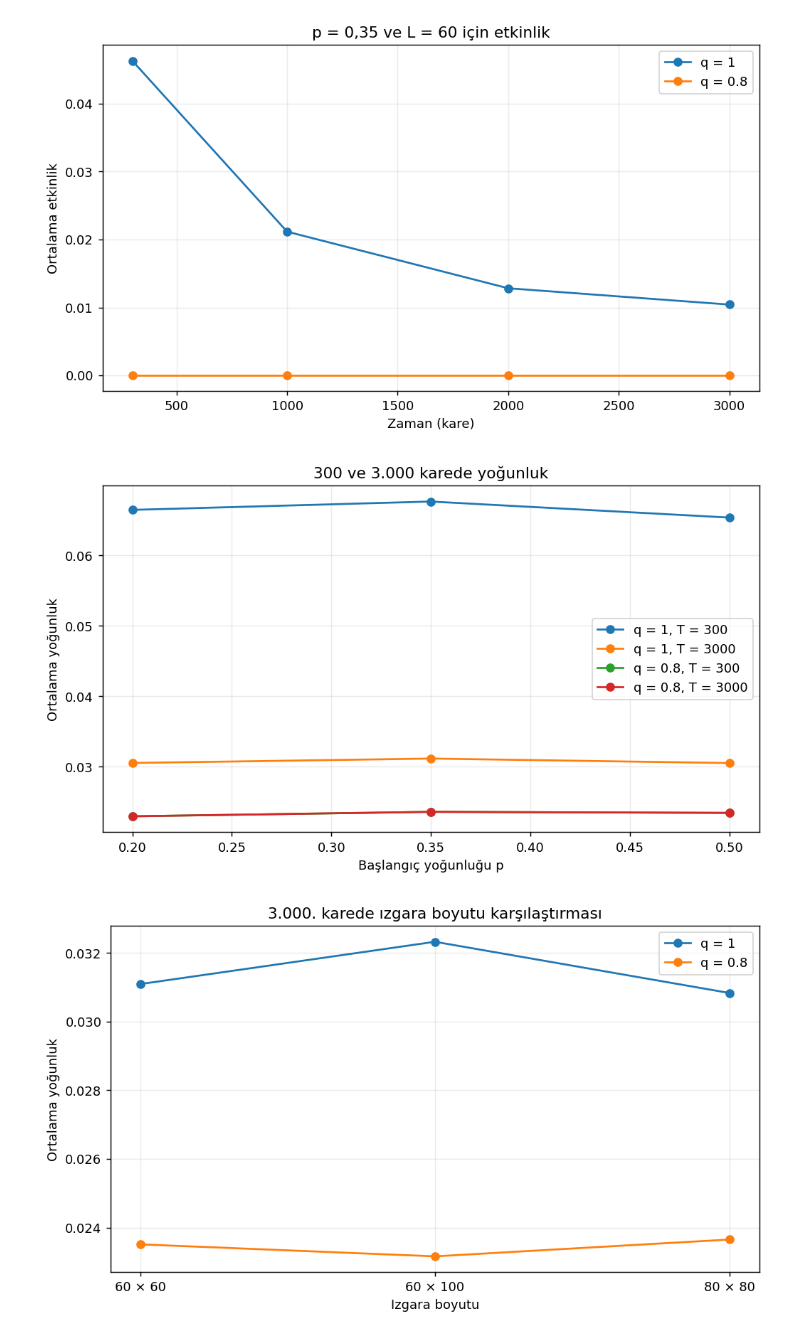
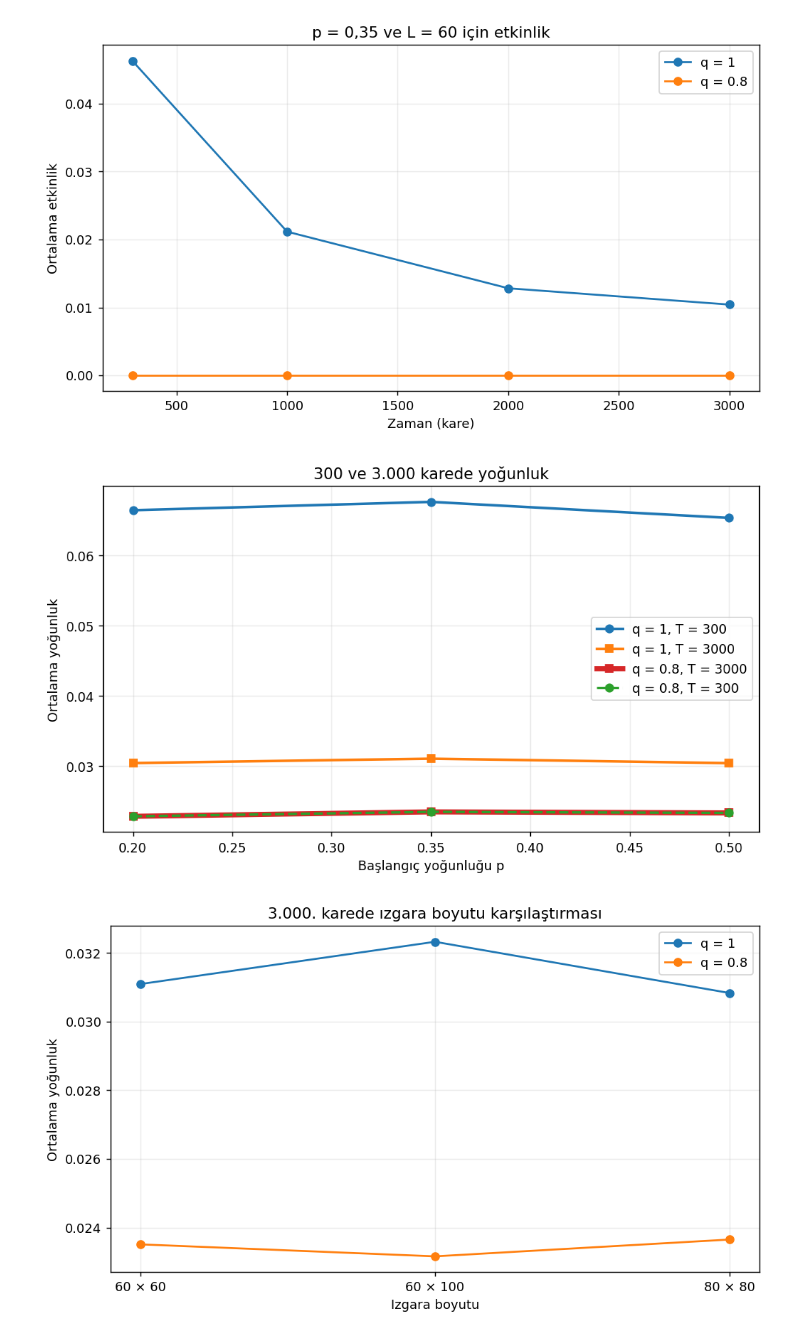
Before and after one commit to yildizaliyigit067-dotcom/CA, a Jupyter notebook: 05_random_initial_conditions.ipynb, the cells around one changed output. Cells and saved outputs as stored; diff of their text form; code cells hidden in the pictures.

```diff
--- a/05_random_initial_conditions.ipynb
+++ b/05_random_initial_conditions.ipynb
@@ -894,9 +892,9 @@ Hızlı kontrol önce 8×12 ve 10 durum için yapılır. Daha sonra uzun deney i
 # %%
-# Simülasyon motorunun dikdörtgen geometride de doğru çalıştığını denetle.
+# Kodun dikdörtgen ızgarada doğru çalışıp çalışmadığını kontrol ettim.
 import numpy as np
 import pandas as pd
 
-# q=1 durumunda ek motor eski standart Life motoru ile tam uyuşmalı.
+# q = 1 için standart Game of Life sonucuyla karşılaştırıyorum.
 validation_rng = np.random.default_rng(20261016)
 validation_grid = validation_rng.integers(0, 2, (8, 12)).astype(np.bool_)
 assert np.array_equal(step(validation_grid, 1.0), update_life(validation_grid))
@@ -908,11 +906,11 @@ assert len(quick_check) == 2
 assert np.isfinite(quick_check[['popülasyon', 'aktivite']].to_numpy()).all()
 assert quick_check[['popülasyon', 'aktivite']].to_numpy().min() >= 0
 assert quick_check[['popülasyon', 'aktivite']].to_numpy().max() <= 1
-print('Dikdörtgen geometri ve kısa deney testleri geçti.')
+print('Dikdörtgen ızgara ve kısa deney testleri geçti.')
 
 RUN_LARGE_EXPERIMENT = False
-EXTRA_STEPS = 1000  # İstersen 2000 veya 3000 yap
-EXTRA_RUNS = 20  # İstersen 100 veya 300 yap
+EXTRA_STEPS = 3000  # Zaman adımı sayısı
+EXTRA_RUNS = 20  # Tekrar sayısı
 EXTRA_P_VALUES = (0.20, 0.35, 0.50)
 if RUN_LARGE_EXPERIMENT:
     large_results = []
@@ -931,5 +929,5 @@ if RUN_LARGE_EXPERIMENT:
     display(large_results.round(5))
     large_results.to_csv(f'05_ek_deneyler_{EXTRA_STEPS}.csv', index=False)
 else:
-    print('Büyük deneyler kapalı. RUN_LARGE_EXPERIMENT=True ile açılabilir.')
+    print('Büyük deneyler yeniden çalıştırılmadı. Kayıtlı sonuçlar korunuyor.')
 # %% [markdown]
@@ -1203,19 +1199,28 @@ plt.show()
 # %%
 grafik = long_summary[(long_summary.L == 60) & (long_summary.Ly == 60)]
 plt.figure(figsize=(8, 4.7))
-for q in [1.0, 0.8]:
-    for T in [300, 3000]:
-        secim = grafik[np.isclose(grafik.q, q) & (grafik['T'] == T)].sort_values('p')
-        plt.plot(secim.p, secim.rho, marker='o', label=f'q = {q:g}, T = {T}')
+
+# Önce alttaki kalın çizgileri, sonra üstteki kesikli çizgileri çiziyorum.
+for q, T, renk, cizgi, isaret, kalinlik, katman in [
+    (1.0, 300, 'tab:blue', '-', 'o', 2.0, 2),
+    (1.0, 3000, 'tab:orange', '-', 's', 2.0, 2),
+    (0.8, 3000, 'tab:red', '-', 's', 4.0, 2),
+    (0.8, 300, 'tab:green', '--', 'o', 1.9, 3),
+]:
+    secim = grafik[np.isclose(grafik.q, q) & (grafik['T'] == T)].sort_values('p')
+    plt.plot(secim.p, secim.rho, linestyle=cizgi, color=renk,
+             marker=isaret, linewidth=kalinlik, markersize=6,
+             zorder=katman, label=f'q = {q:g}, T = {T}')
+
 plt.xlabel('Başlangıç yoğunluğu p')
 plt.ylabel('Ortalama yoğunluk')
 plt.title('300 ve 3.000 karede yoğunluk')
 plt.grid(alpha=0.25)
 plt.legend()
 plt.tight_layout()
 plt.show()
 # %% [output]
-[figure, old version]
+[figure, new version]
 # %%
 grafik = long_summary[(long_summary['T'] == 3000) & (np.isclose(long_summary.p, 0.35))]
 plt.figure(figsize=(8, 4.7))
```
Also changed, not shown: parts of 13 cells of this notebook.
